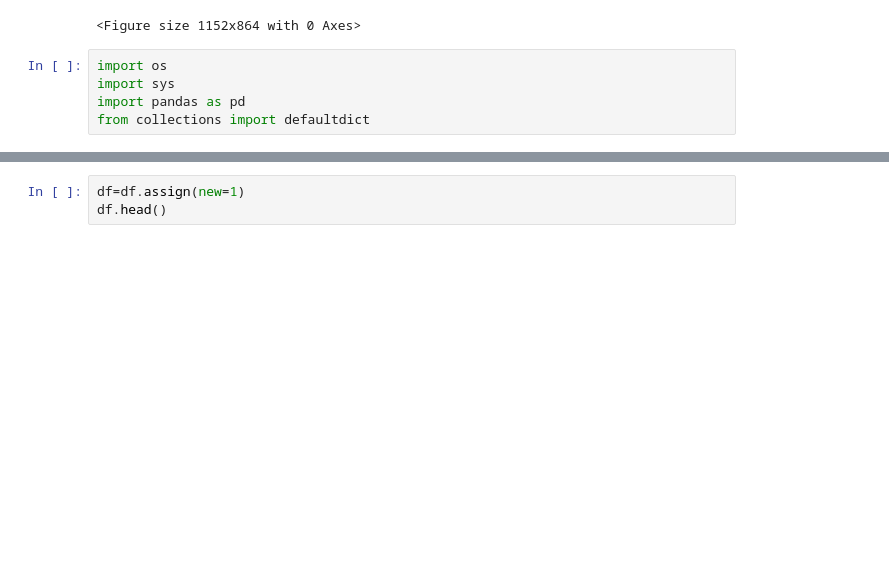
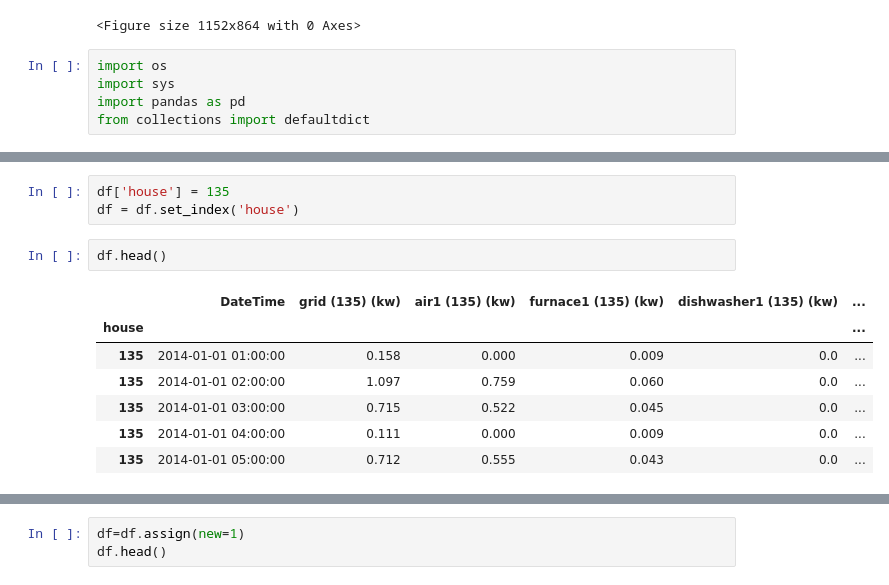
Before and after one commit to bondxue/Discriminative-Sparse-Coding-for-Energy-Disaggregation, a Jupyter notebook: dataprocess.ipynb, the cells around one changed output, grey strips where cells are left out. Saved outputs shown, nothing was run; the diff lists cells and outputs as text; blank space fills up the shorter version.

```diff
--- a/dataprocess.ipynb
+++ b/dataprocess.ipynb
@@ -28,3 +44,16 @@ from collections import defaultdict
+# %%
+df['house'] = 135
+df = df.set_index('house')
+# %%
+df.head()
+# %% [output]
+|  | DateTime | grid (135) (kw) | air1 (135) (kw) | furnace1 (135) (kw) | dishwasher1 (135) (kw) | ... |
+| house |  |  |  |  |  | ... |
+| 135 | 2014-01-01 01:00:00 | 0.158 | 0.000 | 0.009 | 0.0 | ... |
+| 135 | 2014-01-01 02:00:00 | 1.097 | 0.759 | 0.060 | 0.0 | ... |
+| 135 | 2014-01-01 03:00:00 | 0.715 | 0.522 | 0.045 | 0.0 | ... |
+| 135 | 2014-01-01 04:00:00 | 0.111 | 0.000 | 0.009 | 0.0 | ... |
+| 135 | 2014-01-01 05:00:00 | 0.712 | 0.555 | 0.043 | 0.0 | ... |
 # %%
 
 def read_data():
```
Also changed, not shown: parts of 7 cells of this notebook.
